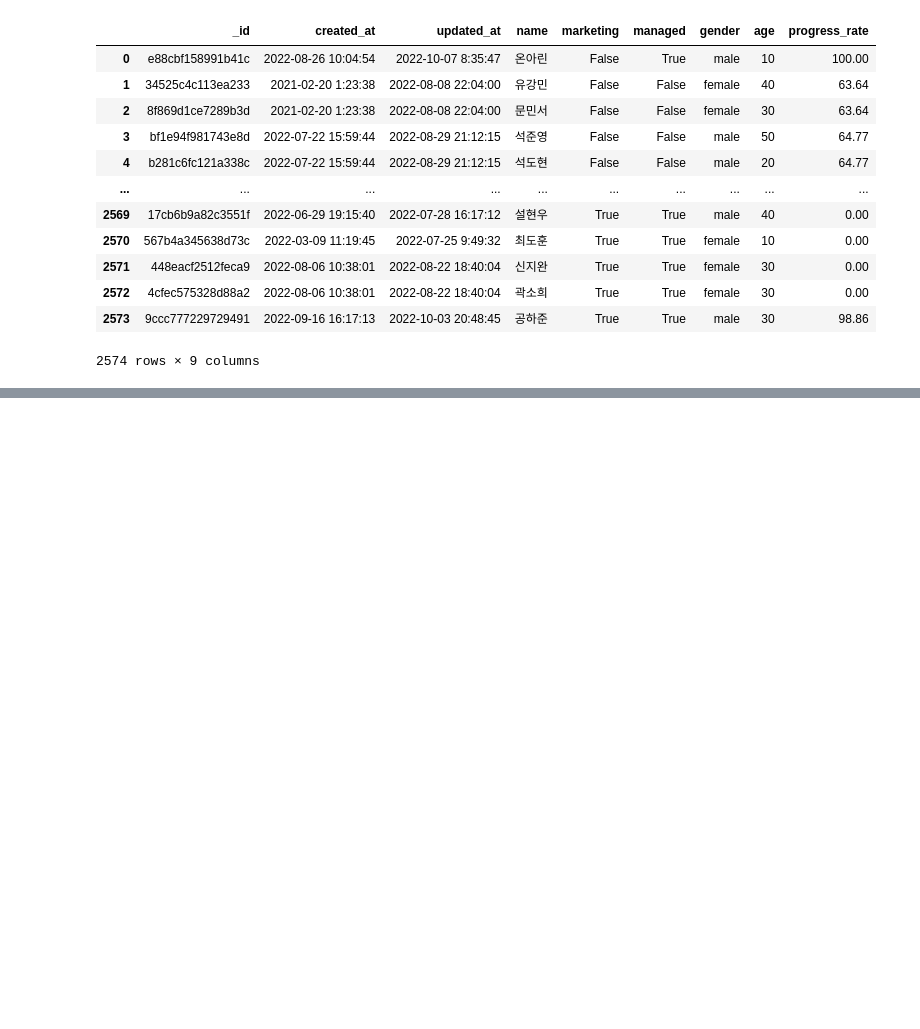
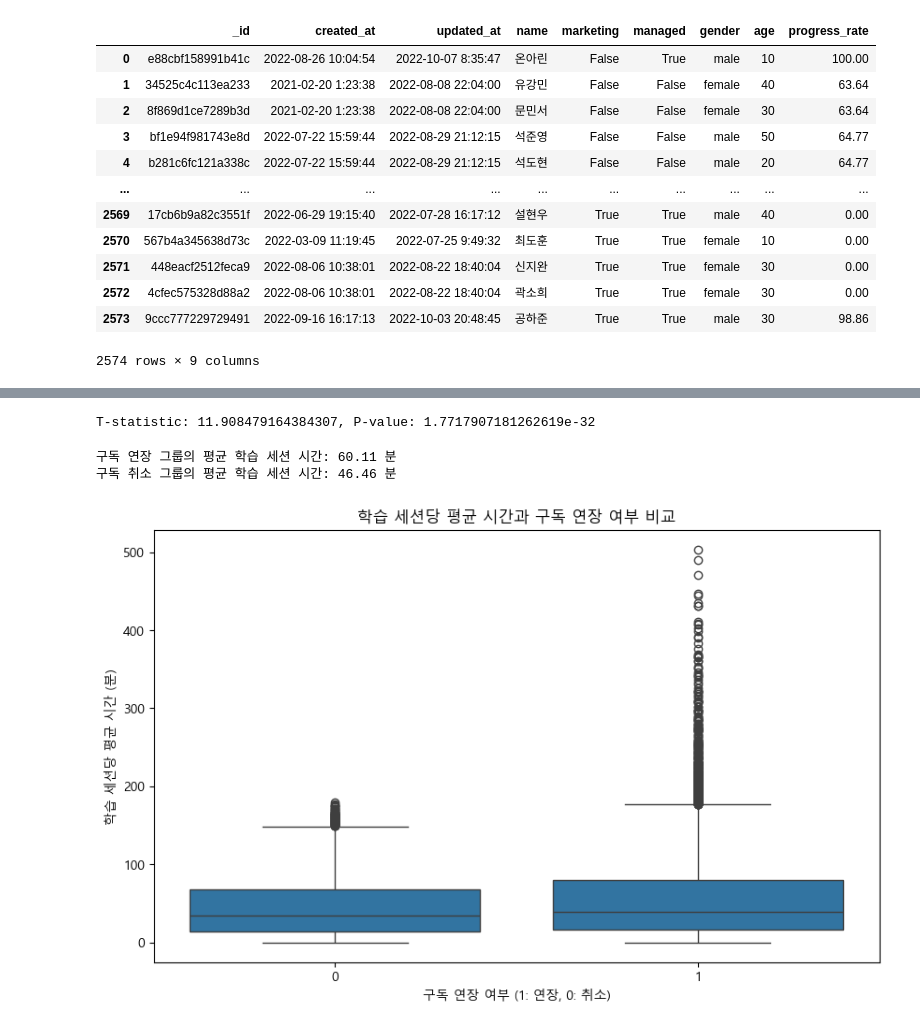
Before and after one commit to eunchae99/WASSUP4, a Jupyter notebook: 05_Data_Analysis/mini project.ipynb, the cells around one changed output, grey strips where cells are left out. Saved outputs shown, nothing was run; the diff lists cells and outputs as text; code cells hidden in the pictures; blank space fills up the shorter version.

```diff
--- a/05_Data_Analysis/mini project.ipynb
+++ b/05_Data_Analysis/mini project.ipynb
@@ -109,0 +130,4 @@ df2
+# %%
+import pandas as pd
+df = pd.read_csv('./data/mini.csv')
+df
@@ -109,0 +191,23 @@ df2
+# %%
+from scipy import stats
+
+# 각 학습 세션에 소요된 평균 시간의 차이 검정 (t-test)
+t_stat, p_value = stats.ttest_ind(renewed_users['average_time_per_learning_session'],
+                                  canceled_users['average_time_per_learning_session'])
+print(f"T-statistic: {t_stat}, P-value: {p_value}")
+# %% [output]
+T-statistic: 11.908479164384307, P-value: 1.7717907181262619e-32
+# %%
+# 구독 연장 그룹과 구독 취소 그룹으로 나누기
+renewed_users = df[df['target'] == 1]
+canceled_users = df[df['target'] == 0]
+
+# 각 그룹의 각 학습 세션에 소요된 평균 시간 계산
+average_time_renewed = renewed_users['average_time_per_learning_session'].mean()
+average_time_canceled = canceled_users['average_time_per_learning_session'].mean()
+
+print(f"구독 연장 그룹의 평균 학습 세션 시간: {average_time_renewed:.2f} 분")
+print(f"구독 취소 그룹의 평균 학습 세션 시간: {average_time_canceled:.2f} 분")
+# %% [output]
+구독 연장 그룹의 평균 학습 세션 시간: 60.11 분
+구독 취소 그룹의 평균 학습 세션 시간: 46.46 분
@@ -109,0 +222,22 @@ df2
+# %%
+#한글폰트
+import matplotlib.pyplot as plt
+from matplotlib import font_manager
+
+font_path = 'C:/Windows/Fonts/malgun.ttf'
+font_prop = font_manager.FontProperties(fname=font_path)
+
+plt.rcParams['font.family'] = font_prop.get_name()
+# %%
+import matplotlib.pyplot as plt
+import seaborn as sns
+
+# 학습 세션당 평균 시간과 구독 연장 여부를 박스플롯으로 시각화
+plt.figure(figsize=(10, 6))
+sns.boxplot(x='target', y='average_time_per_learning_session', data=df)
+plt.title('학습 세션당 평균 시간과 구독 연장 여부 비교')
+plt.xlabel('구독 연장 여부 (1: 연장, 0: 취소)')
+plt.ylabel('학습 세션당 평균 시간 (분)')
+plt.show()
+# %% [output]
+[figure, added]
```
Also changed, not shown: parts of 50 cells of this notebook, 4 other files.
